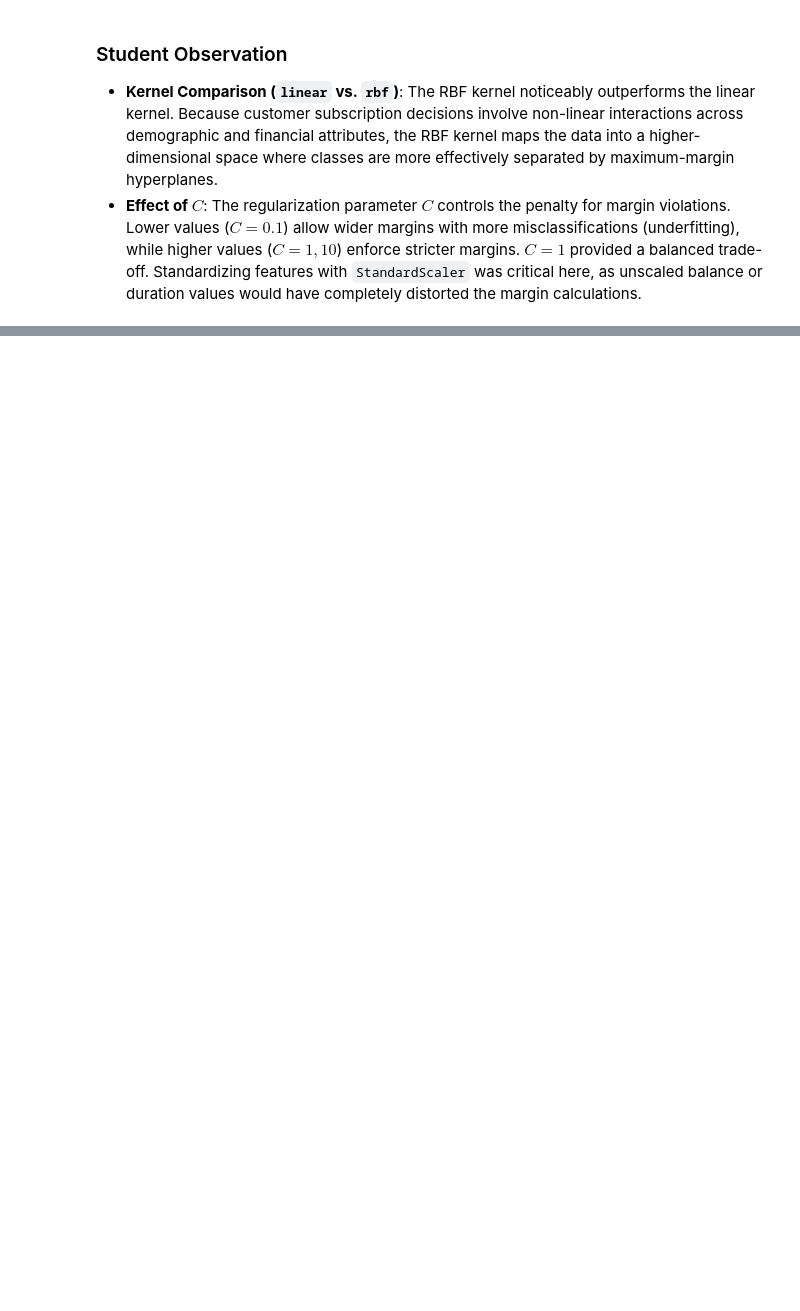
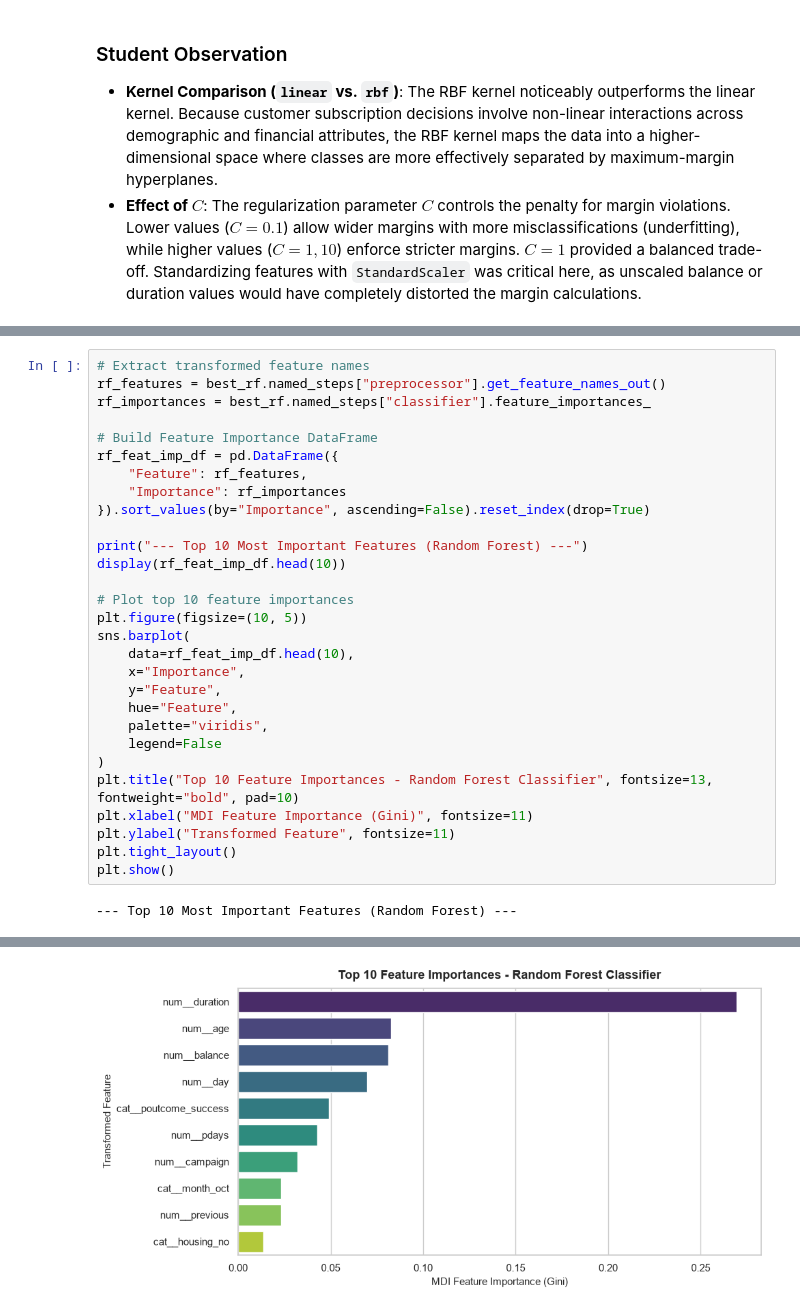
Before and after one commit to Sanjay1266/ML_Case_study, a Jupyter notebook: notebooks/classification.ipynb, the cells around one changed output, grey strips where cells are left out. Saved outputs shown, nothing was run; the diff lists cells and outputs as text; blank space fills up the shorter version.

```diff
--- a/notebooks/classification.ipynb
+++ b/notebooks/classification.ipynb
@@ -1313,0 +1236,31 @@ Please provide your technical analysis for each of the following questions after
+# %%
+# Extract transformed feature names
+rf_features = best_rf.named_steps["preprocessor"].get_feature_names_out()
+rf_importances = best_rf.named_steps["classifier"].feature_importances_
+
+# Build Feature Importance DataFrame
+rf_feat_imp_df = pd.DataFrame({
+    "Feature": rf_features,
+    "Importance": rf_importances
+}).sort_values(by="Importance", ascending=False).reset_index(drop=True)
+
+print("--- Top 10 Most Important Features (Random Forest) ---")
+display(rf_feat_imp_df.head(10))
+
+# Plot top 10 feature importances
+plt.figure(figsize=(10, 5))
+sns.barplot(
+    data=rf_feat_imp_df.head(10),
+    x="Importance",
+    y="Feature",
+    hue="Feature",
+    palette="viridis",
+    legend=False
+)
+plt.title("Top 10 Feature Importances - Random Forest Classifier", fontsize=13, fontweight="bold", pad=10)
+plt.xlabel("MDI Feature Importance (Gini)", fontsize=11)
+plt.ylabel("Transformed Feature", fontsize=11)
+plt.tight_layout()
+plt.show()
+# %% [output]
+--- Top 10 Most Important Features (Random Forest) ---
@@ -1313,0 +1278 @@ Please provide your technical analysis for each of the following questions after
+[figure, added]
```
Also changed, not shown: parts of 59 cells of this notebook, 7 other files.
